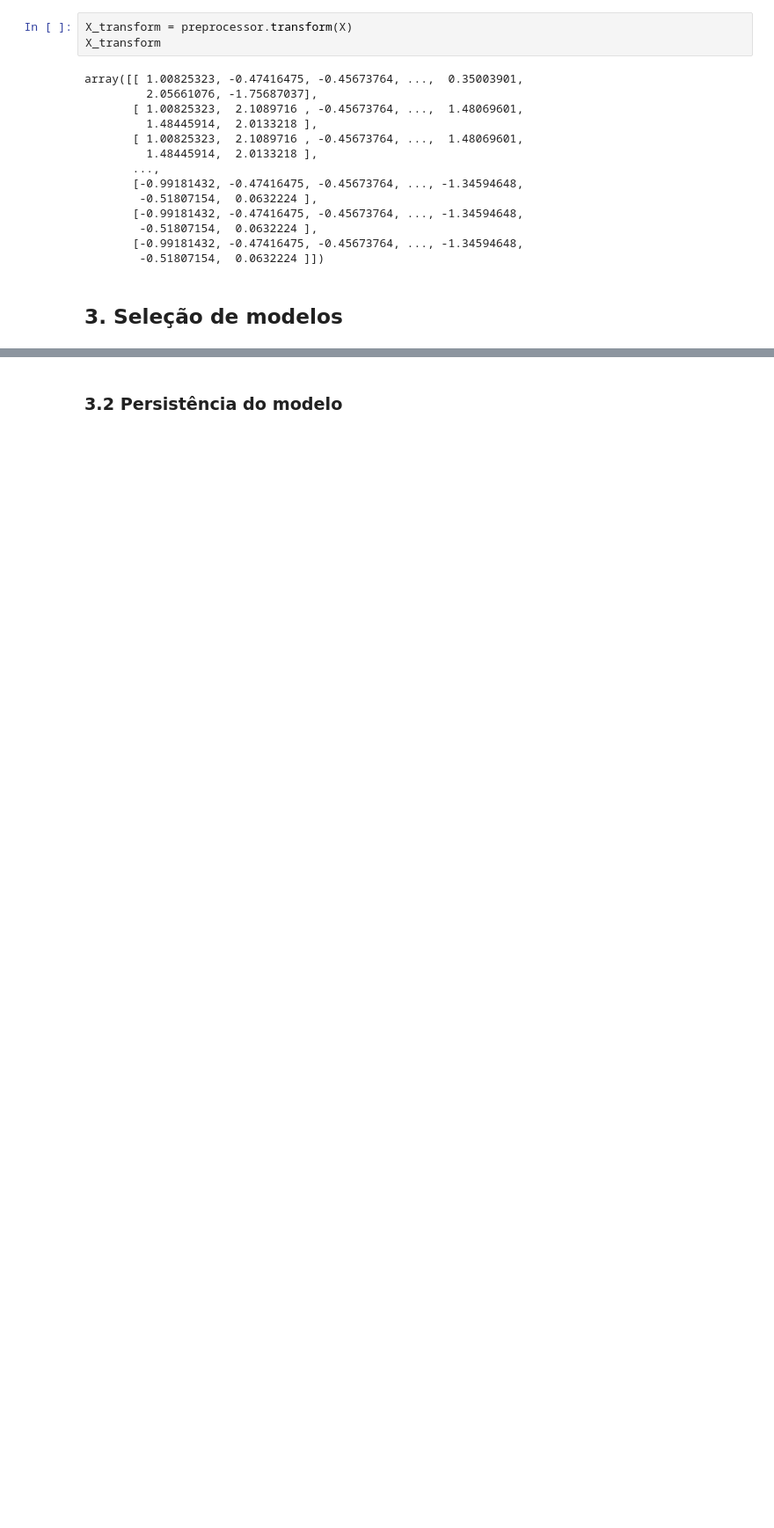
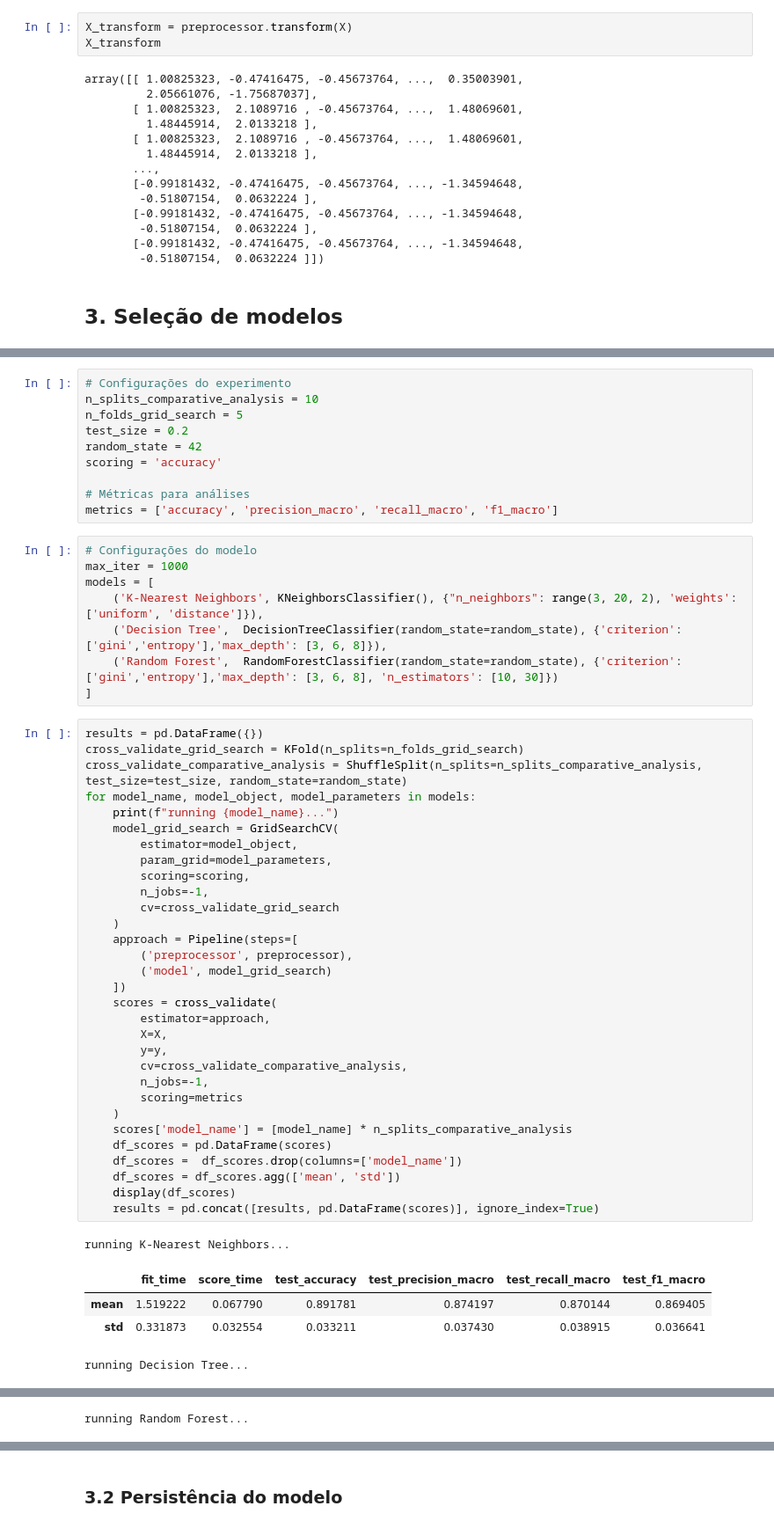
Before and after one commit to atlantico-academy/data-machine, a Jupyter notebook: notebooks/02-comparative-analysis.ipynb, the cells around one changed output, grey strips where cells are left out. Shown at 88% size. Drawn from its saved outputs; the diff is of its cells as text; blank space fills up the shorter version.

Commit message:
feat: finaliza a análise comparativa dos modelos (#11)

```diff
--- a/notebooks/02-comparative-analysis.ipynb
+++ b/notebooks/02-comparative-analysis.ipynb
@@ -395,0 +409,55 @@ array([[ 1.00825323, -0.47416475, -0.45673764, ...,  0.35003901,
+# %%
+# Configurações do experimento
+n_splits_comparative_analysis = 10
+n_folds_grid_search = 5
+test_size = 0.2
+random_state = 42
+scoring = 'accuracy'
+
+# Métricas para análises
+metrics = ['accuracy', 'precision_macro', 'recall_macro', 'f1_macro']
+# %%
+# Configurações do modelo
+max_iter = 1000
+models = [
+    ('K-Nearest Neighbors', KNeighborsClassifier(), {"n_neighbors": range(3, 20, 2), 'weights': ['uniform', 'distance']}),
+    ('Decision Tree',  DecisionTreeClassifier(random_state=random_state), {'criterion':['gini','entropy'],'max_depth': [3, 6, 8]}),
+    ('Random Forest',  RandomForestClassifier(random_state=random_state), {'criterion':['gini','entropy'],'max_depth': [3, 6, 8], 'n_estimators': [10, 30]})
+]
+# %%
+results = pd.DataFrame({})
+cross_validate_grid_search = KFold(n_splits=n_folds_grid_search)
+cross_validate_comparative_analysis = ShuffleSplit(n_splits=n_splits_comparative_analysis, test_size=test_size, random_state=random_state)
+for model_name, model_object, model_parameters in models:
+    print(f"running {model_name}...")
+    model_grid_search = GridSearchCV(
+        estimator=model_object,
+        param_grid=model_parameters,
+        scoring=scoring,
+        n_jobs=-1,
+        cv=cross_validate_grid_search
+    )
+    approach = Pipeline(steps=[
+        ('preprocessor', preprocessor),
+        ('model', model_grid_search)
+    ])
+    scores = cross_validate(
+        estimator=approach,
+        X=X,
+        y=y,
+        cv=cross_validate_comparative_analysis,
+        n_jobs=-1,
+        scoring=metrics
+    )
+    scores['model_name'] = [model_name] * n_splits_comparative_analysis
+    df_scores = pd.DataFrame(scores)
+    df_scores =  df_scores.drop(columns=['model_name'])
+    df_scores = df_scores.agg(['mean', 'std'])
+    display(df_scores)
+    results = pd.concat([results, pd.DataFrame(scores)], ignore_index=True)
+# %% [output]
+running K-Nearest Neighbors...
+|  | fit_time | score_time | test_accuracy | test_precision_macro | test_recall_macro | test_f1_macro |
+| mean | 1.519222 | 0.067790 | 0.891781 | 0.874197 | 0.870144 | 0.869405 |
+| std | 0.331873 | 0.032554 | 0.033211 | 0.037430 | 0.038915 | 0.036641 |
+running Decision Tree...
@@ -395,0 +467 @@ array([[ 1.00825323, -0.47416475, -0.45673764, ...,  0.35003901,
+running Random Forest...
```
Also changed, not shown: parts of 8 cells of this notebook, 1 other file.
